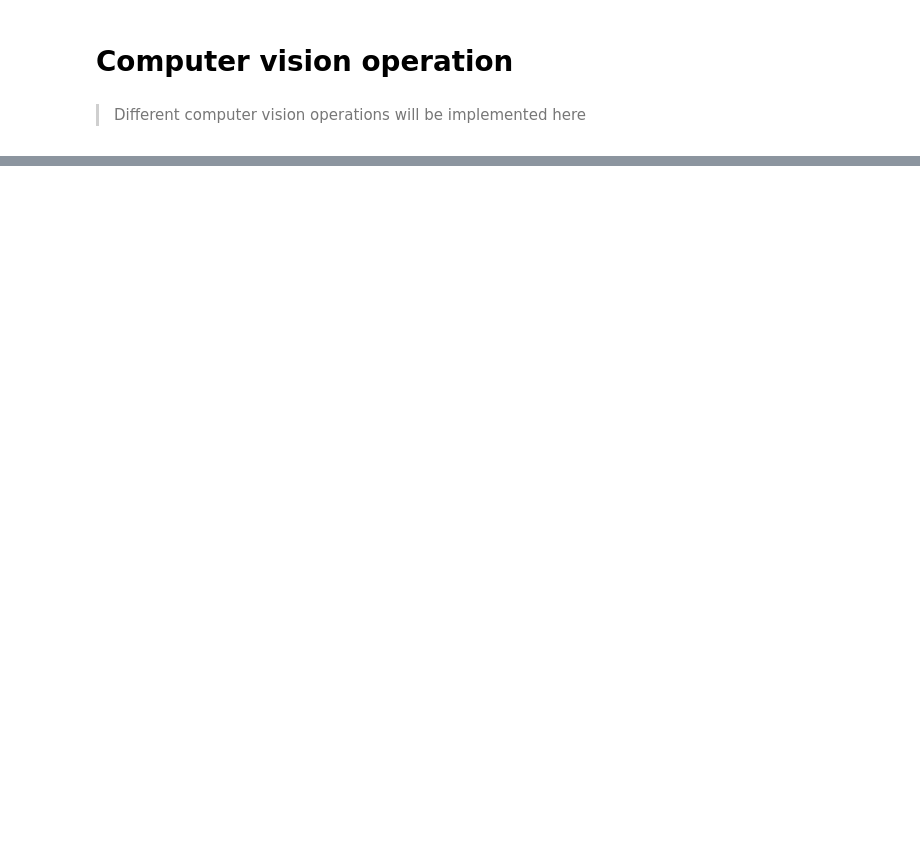
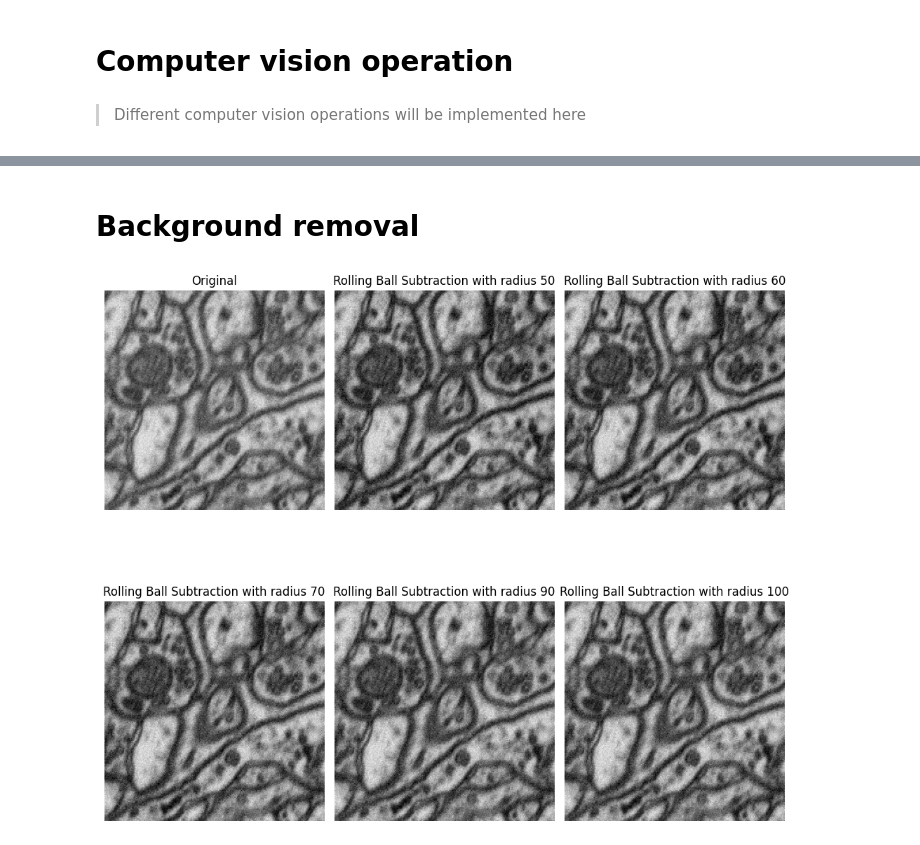
Before and after one commit to HasanGoni/cv_tools, a Jupyter notebook: nbs/02_cv_ops.ipynb, the cells around one changed output, grey strips where cells are left out. Cells and saved outputs as stored; diff of their text form; code cells hidden in the pictures; blank space fills up the shorter version.

Commit message:
Added background removal scripts in cv_ops

```diff
--- a/nbs/02_cv_ops.ipynb
+++ b/nbs/02_cv_ops.ipynb
@@ -40,3 +49,25 @@ import matplotlib.pyplot as plt
+# %%
+#| export
+def get_single_sample(
+    split:str='train',
+    INDEX=0,
+    name:str='hasangoni/Electron_microscopy_dataset',
+    type:str='numpy' #  numpy, torch, pil
+    ):
+    'Get a single sample from the dataset'
+    wh_dataset = get_whole_dataset(split=split, name=name)
+    sample = wh_dataset = wh_dataset[INDEX]
+    if type == 'numpy':
+        image, label = np.array(sample['image']), np.array(sample['label'])
+    elif type == 'torch':
+        image, label = torch.tensor(sample['image']), torch.tensor(sample['label'])
+    elif type == 'pil':
+        image, label = sample['image'],sample['label']
+    else:
+        raise ValueError(f"Invalid type: {type}")
+    return image, label
+# %%
+img, msk = get_single_sample(INDEX=0, type='numpy')
 # %%
 #| export
 def multi_otsu(img:np.array, classes:int=3)->np.array:
@@ -77,3 +108,5 @@ def convert_to_rotated_rectangles(binary_mask):
         box = np.intp(box)
         cv2.drawContours(new_mask, [box], 0, (1), -1)
     return new_mask
+# %% [markdown]
+# Background removal
@@ -79,0 +143,21 @@ def convert_to_rotated_rectangles(binary_mask):
+# %%
+#| hide
+#| eval: false
+b_img = rolling_ball_substraction(image=img, radius=50)
+b_img_60 = rolling_ball_substraction(image=img, radius=60)
+b_img_70 = rolling_ball_substraction(image=img, radius=70)
+b_img_90 = rolling_ball_substraction(image=img, radius=90)
+b_img_100 = rolling_ball_substraction(image=img, radius=100)
+# %%
+#| eval: false
+show_images_(
+    images=[img, b_img, b_img_60, b_img_70, b_img_90, b_img_100],
+    titles=[
+        'Original',
+        'Rolling Ball Subtraction with radius 50',
+        'Rolling Ball Subtraction with radius 60',
+        'Rolling Ball Subtraction with radius 70',
+        'Rolling Ball Subtraction with radius 90',
+        'Rolling Ball Subtraction with radius 100'])
+# %% [output]
+[figure, added]
```
Also changed, not shown: parts of 12 cells of this notebook, 9 other files.
